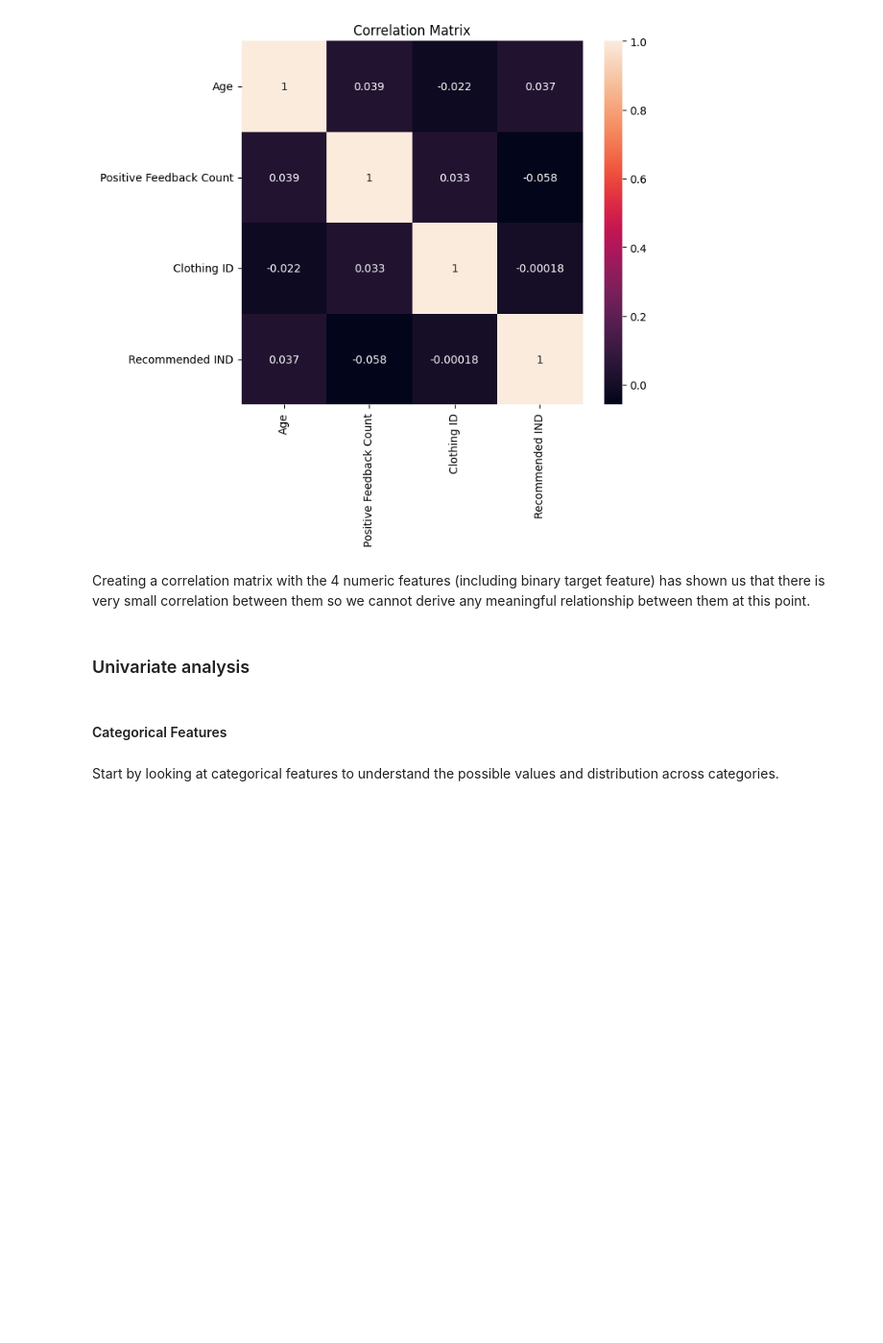
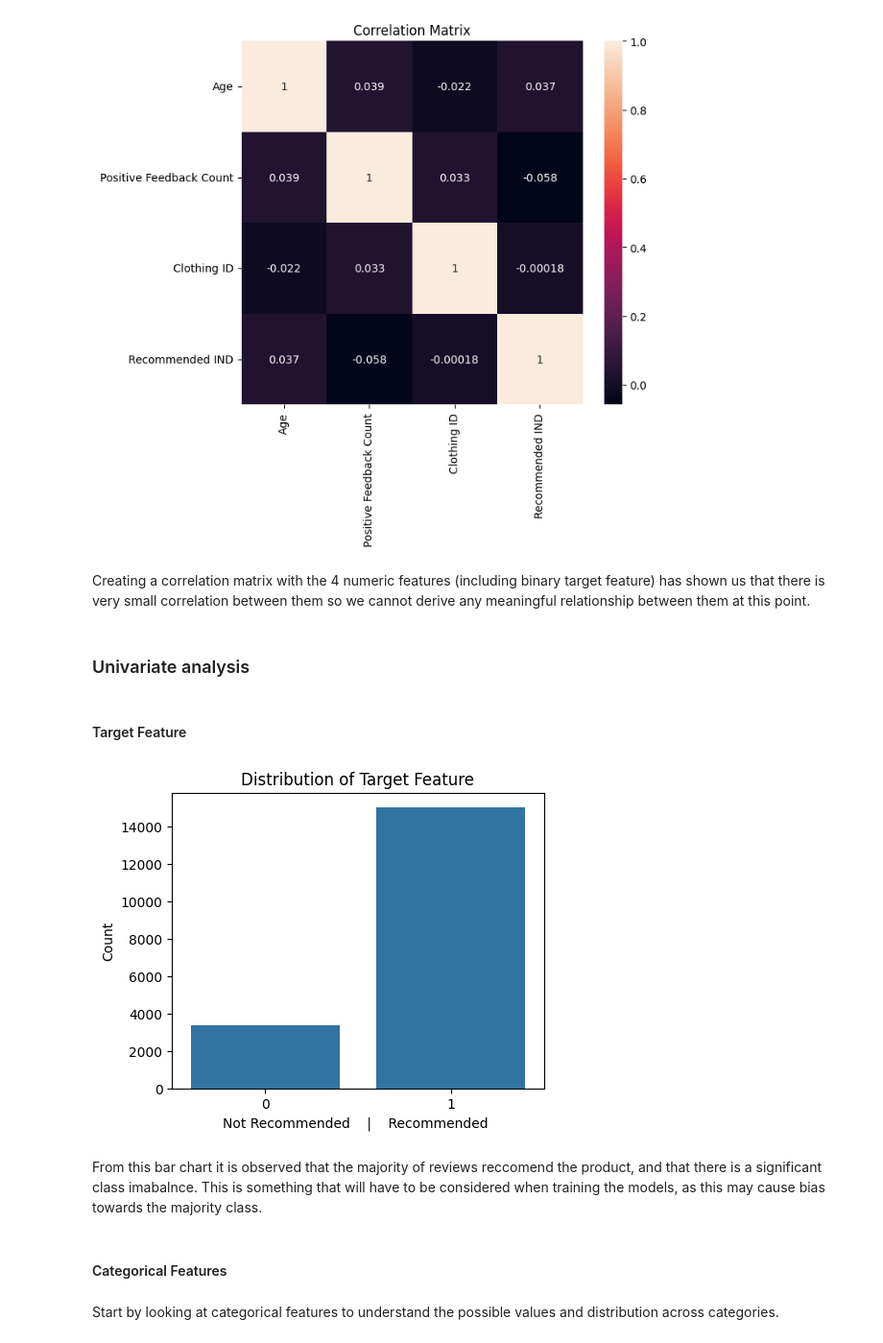
Before and after one commit to annad2207/pipelines-project, a Jupyter notebook: starter/Pipeline_notebook.ipynb, the cells around one changed output. Shown at 96% size. Saved outputs shown, nothing was run; the diff lists cells and outputs as text; code cells hidden in the pictures; blank space fills up the shorter version.

Commit message:
Finalising model iterations

```diff
--- a/starter/Pipeline_notebook.ipynb
+++ b/starter/Pipeline_notebook.ipynb
@@ -142,6 +142,21 @@ plt.show()
 Creating a correlation matrix with the 4 numeric features (including binary target feature) has shown us that there is very small correlation between them so we cannot derive any meaningful relationship between them at this point.
 # %% [markdown]
 ### Univariate analysis
+# %% [markdown]
+#### Target Feature
+# %%
+import seaborn as sns
+
+plt.figure(figsize=(5,4))
+sns.countplot(x=y)
+plt.xlabel("Not Recommended    |    Recommended ")
+plt.ylabel("Count")
+plt.title("Distribution of Target Feature")
+plt.show()
+# %% [output]
+[figure, added]
+# %% [markdown]
+From this bar chart it is observed that the majority of reviews reccomend the product, and that there is a significant class imabalnce. This is something that will have to be considered when training the models, as this may cause bias towards the majority class.
 # %% [markdown]
 #### Categorical Features
 # %% [markdown]
```
Also changed, not shown: parts of 30 cells of this notebook.
